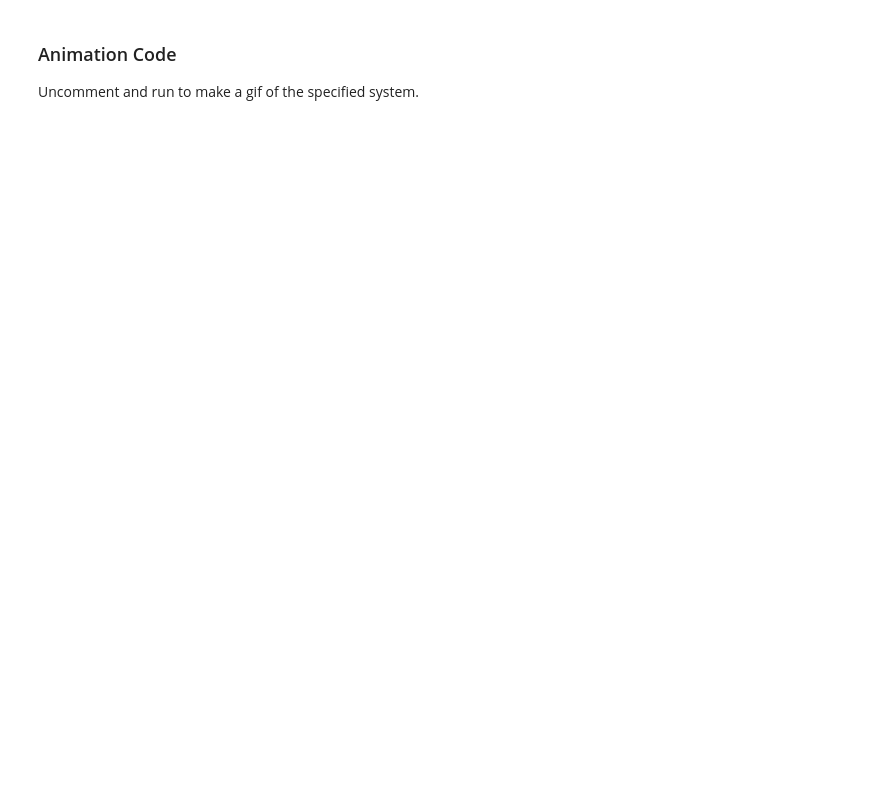
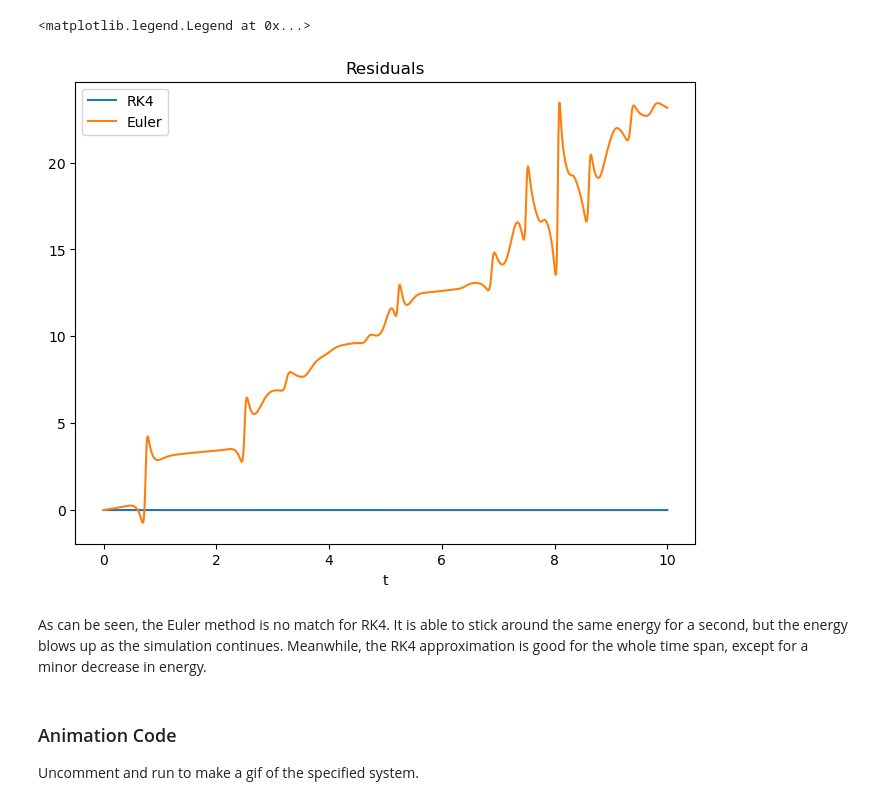
Before and after one commit to wutmeownow/cnu-double-pendulum, a Jupyter notebook: double_pendulum_ML.ipynb, the cells around one changed output. Cells and saved outputs as stored; diff of their text form; code cells hidden in the pictures; blank space fills up the shorter version.

```diff
--- a/double_pendulum_ML.ipynb
+++ b/double_pendulum_ML.ipynb
@@ -76,16 +209,22 @@ To begin, I will import the necessary packages and define the constants and init
 # %%
-import numpy as np
-%matplotlib inline
-import matplotlib.pyplot as plt
-import matplotlib.animation as anim
+# simulate over T seconds with N points
+N = 1000
+T = 10
+t = np.linspace(0,T,N)
+dt = T/N
+print("Time step:", dt)
 
 # constants
 g = 9.8
-L1 = L2 = 0.25
-m1 = m2 = 0.1
+L1 = 1.0
+L2 = 1.0
+m1 = 1.25
+m2 = 1.0
 
 # initial conditions
 PHI_1 = 3*np.pi/4
 PHI_2 = -np.pi/4
 W1 = W2 = 0
 y0 = np.array([PHI_1, PHI_2, W1, W2])
+E0 = calc_E(y0)
+print(f"E0: {E0:.2f}")
@@ -196,3 +247,22 @@ As seen in the plots, this is an incredibly chaotic system. I've also done an an
+# %%
+# plot residuals of energy for RK and Euler simulations
+res_RK = E_RK-E0
+res_EU = E_EU-E0
+
+# Create a 2x1 grid of subplots, from chatGPT
+fig, axs = plt.subplots(1, 1, figsize=(8, 6))
+
+# plot both residuals
+axs.plot(t, res_RK, label="RK4")
+axs.plot(t, res_EU, label="Euler")
+axs.set_title('Residuals')
+axs.set_xlabel("t")
+axs.legend()
+# %% [output]
+<matplotlib.legend.Legend at 0x...>
+[figure, added]
+# %% [markdown]
+As can be seen, the Euler method is no match for RK4. It is able to stick around the same energy for a second, but the energy blows up as the simulation continues. Meanwhile, the RK4 approximation is good for the whole time span, except for a minor decrease in energy.
 # %% [markdown]
 ### Animation Code
 Uncomment and run to make a gif of the specified system.
```
Also changed, not shown: parts of 34 cells of this notebook.
